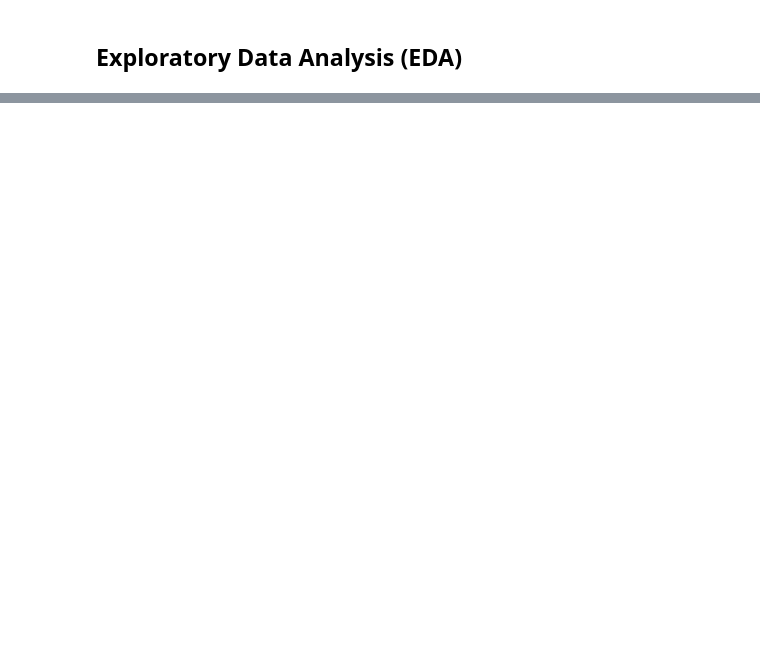
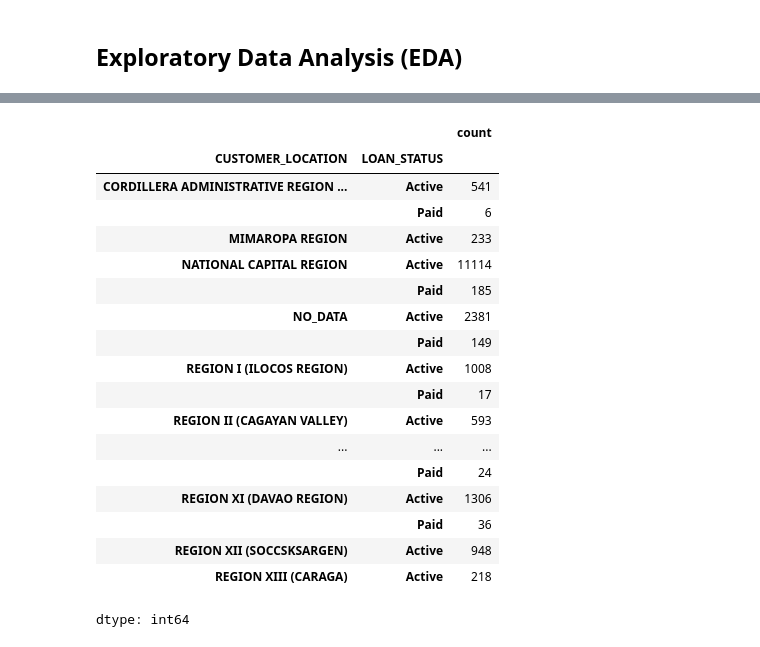
Before and after one commit to machiwao/bpi_msme_financial_lifeline, a Jupyter notebook: BPI_Dataset_EDA.ipynb, the cells around one changed output, grey strips where cells are left out. Saved outputs shown, nothing was run; the diff lists cells and outputs as text; code cells hidden in the pictures; blank space fills up the shorter version.

```diff
--- a/BPI_Dataset_EDA.ipynb
+++ b/BPI_Dataset_EDA.ipynb
@@ -60,0 +99,2 @@ df[df['CUSTOMER_GROUP'] == 'RETAIL']
+# %%
+df = loan_df.merge(cdna_df, on='CUSTOMER_ID', how='left')
@@ -60,0 +142,2 @@ df[df['CUSTOMER_GROUP'] == 'RETAIL']
+# %%
+df.dropna(inplace=True)
@@ -60,0 +167,22 @@ df[df['CUSTOMER_GROUP'] == 'RETAIL']
+# %%
+df.groupby('CUSTOMER_LOCATION')['LOAN_STATUS'].value_counts()
+# %% [output]
+|  |  | count |
+| CUSTOMER_LOCATION | LOAN_STATUS |  |
+| CORDILLERA ADMINISTRATIVE REGION ... | Active | 541 |
+|  | Paid | 6 |
+| MIMAROPA REGION | Active | 233 |
+| NATIONAL CAPITAL REGION | Active | 11114 |
+|  | Paid | 185 |
+| NO_DATA | Active | 2381 |
+|  | Paid | 149 |
+| REGION I (ILOCOS REGION) | Active | 1008 |
+|  | Paid | 17 |
+| REGION II (CAGAYAN VALLEY) | Active | 593 |
+| ... | ... | ... |
+|  | Paid | 24 |
+| REGION XI (DAVAO REGION) | Active | 1306 |
+|  | Paid | 36 |
+| REGION XII (SOCCSKSARGEN) | Active | 948 |
+| REGION XIII (CARAGA) | Active | 218 |
+dtype: int64
```
Also changed, not shown: parts of 13 cells of this notebook.
